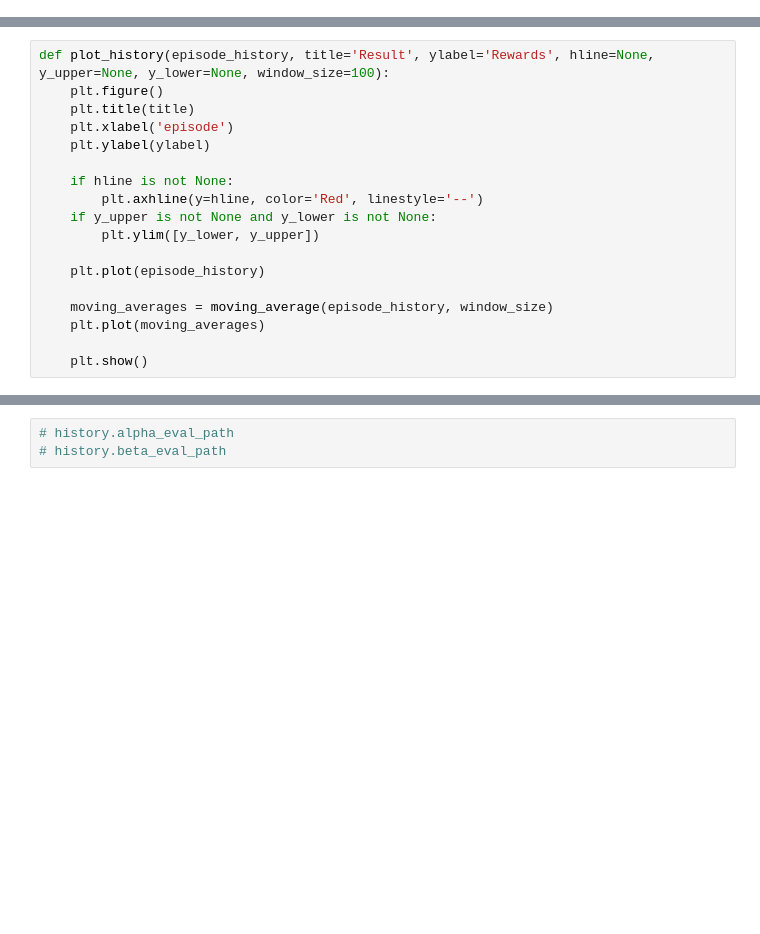
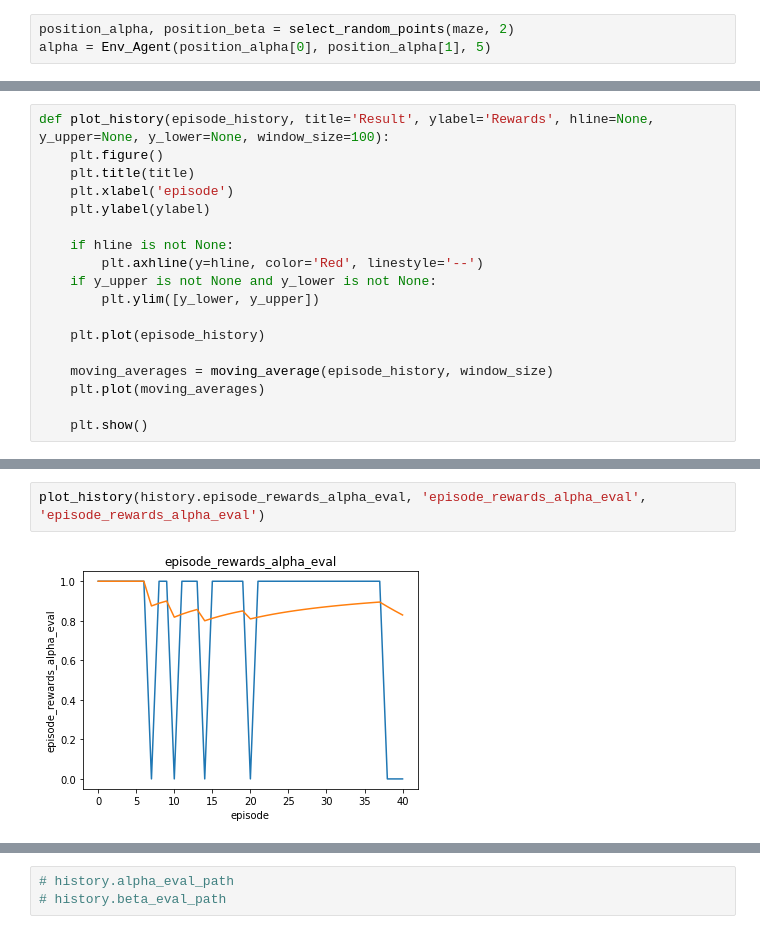
Before and after one commit to KPollux/FedRL_implementation, a Jupyter notebook: GridWorld_meeting_v0.3.ipynb, the cells around one changed output, grey strips where cells are left out. Drawn from its saved outputs; the diff is of its cells as text; blank space fills up the shorter version.

```diff
--- a/GridWorld_meeting_v0.3.ipynb
+++ b/GridWorld_meeting_v0.3.ipynb
@@ -66,0 +173,3 @@ device = "cuda:0"
+# %%
+position_alpha, position_beta = select_random_points(maze, 2)
+alpha = Env_Agent(position_alpha[0], position_alpha[1], 5)
@@ -808,0 +986,4 @@ env_eval.render()
+# %%
+plot_history(history.episode_rewards_alpha_eval, 'episode_rewards_alpha_eval', 'episode_rewards_alpha_eval')
+# %% [output]
+[figure, added]
```
Also changed, not shown: parts of 31 cells of this notebook, 45 other files.
